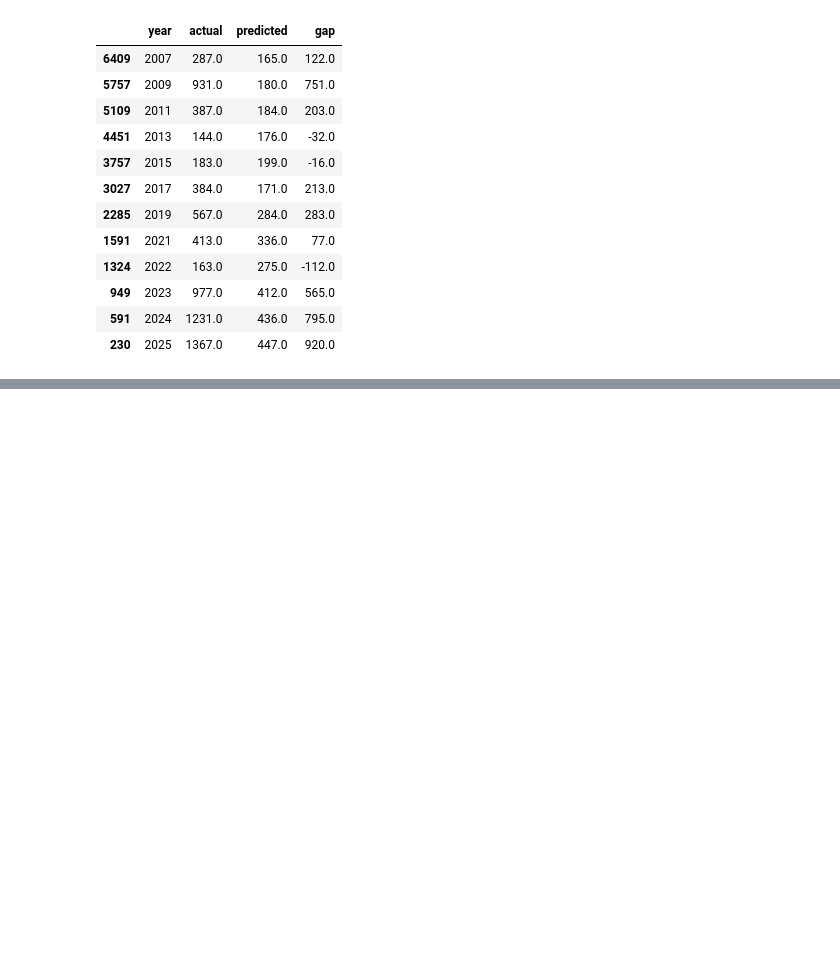
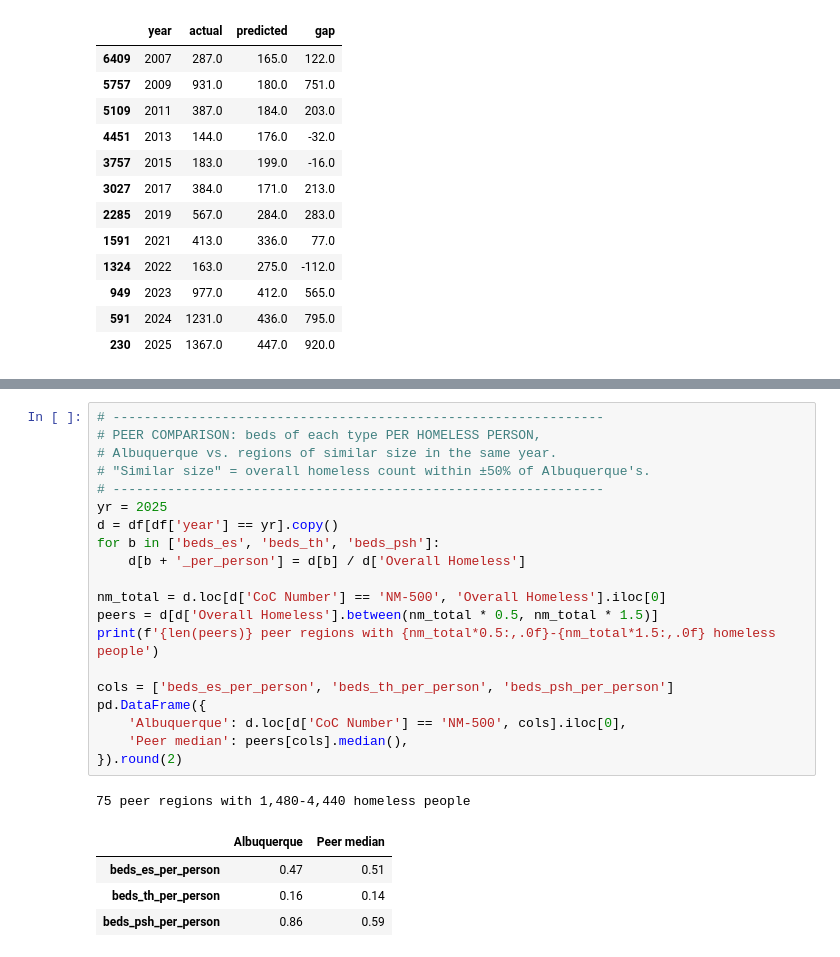
Before and after one commit to hmsealy/Capstone-Data-science-Class-, a Jupyter notebook: homeless.ipynb, the cells around one changed output, grey strips where cells are left out. Saved outputs shown, nothing was run; the diff lists cells and outputs as text; blank space fills up the shorter version.

Commit message:
update with aluquerque vs peer comparison

```diff
--- a/homeless.ipynb
+++ b/homeless.ipynb
@@ -876,0 +934,26 @@ pd.DataFrame({
+# %%
+# ---------------------------------------------------------------
+# PEER COMPARISON: beds of each type PER HOMELESS PERSON,
+# Albuquerque vs. regions of similar size in the same year.
+# "Similar size" = overall homeless count within ±50% of Albuquerque's.
+# ---------------------------------------------------------------
+yr = 2025
+d = df[df['year'] == yr].copy()
+for b in ['beds_es', 'beds_th', 'beds_psh']:
+    d[b + '_per_person'] = d[b] / d['Overall Homeless']
+
+nm_total = d.loc[d['CoC Number'] == 'NM-500', 'Overall Homeless'].iloc[0]
+peers = d[d['Overall Homeless'].between(nm_total * 0.5, nm_total * 1.5)]
+print(f'{len(peers)} peer regions with {nm_total*0.5:,.0f}-{nm_total*1.5:,.0f} homeless people')
+
+cols = ['beds_es_per_person', 'beds_th_per_person', 'beds_psh_per_person']
+pd.DataFrame({
+    'Albuquerque': d.loc[d['CoC Number'] == 'NM-500', cols].iloc[0],
+    'Peer median': peers[cols].median(),
+}).round(2)
+# %% [output]
+75 peer regions with 1,480-4,440 homeless people
+|  | Albuquerque | Peer median |
+| beds_es_per_person | 0.47 | 0.51 |
+| beds_th_per_person | 0.16 | 0.14 |
+| beds_psh_per_person | 0.86 | 0.59 |
```
Also changed, not shown: parts of 3 cells of this notebook.
